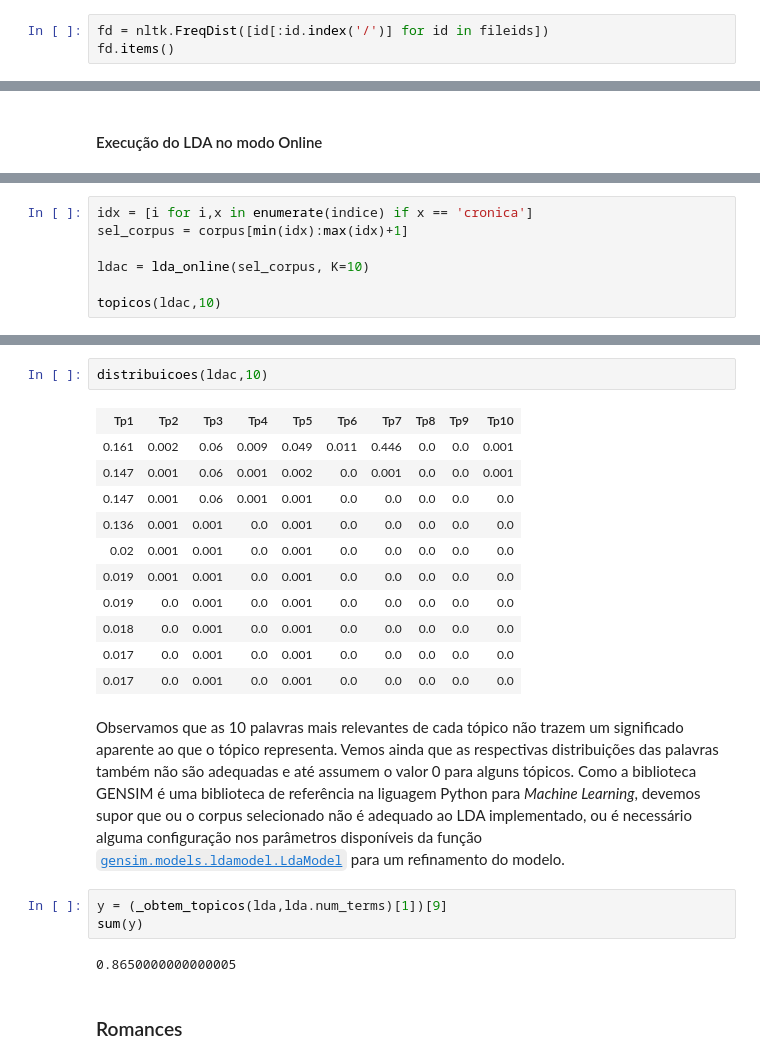
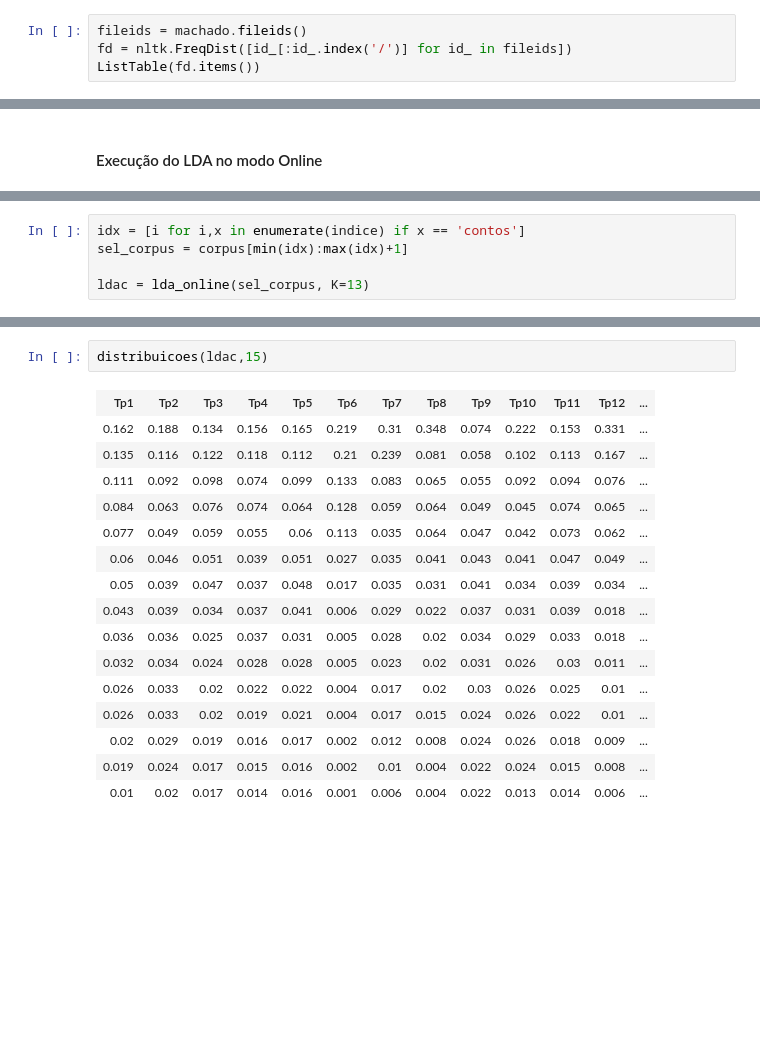
Before and after one commit to sergiosilvar/fgv_modelagem_assuntos, a Jupyter notebook: LDA_Machado.ipynb, the cells around one changed output, grey strips where cells are left out. Cells and saved outputs as stored; diff of their text form; blank space fills up the shorter version.

```diff
--- a/LDA_Machado.ipynb
+++ b/LDA_Machado.ipynb
@@ -58,4 +42,5 @@ miscelanea/mams10.txt: A Estátua de José de Alencar (1906)
 # %%
-fd = nltk.FreqDist([id[:id.index('/')] for id in fileids])
-fd.items()
+fileids = machado.fileids()
+fd = nltk.FreqDist([id_[:id_.index('/')] for id_ in fileids])
+ListTable(fd.items())
 # %% [output]
@@ -373,7 +354,5 @@ Propomos então analisar a coleção de crônicas que foram escritas por Machado
 # %%
-idx = [i for i,x in enumerate(indice) if x == 'cronica']
+idx = [i for i,x in enumerate(indice) if x == 'contos']
 sel_corpus = corpus[min(idx):max(idx)+1]
 
-ldac = lda_online(sel_corpus, K=10)
-
-topicos(ldac,10)
+ldac = lda_online(sel_corpus, K=13)
@@ -392,23 +378,19 @@ topicos(ldac,10)
 # %%
-distribuicoes(ldac,10)
+distribuicoes(ldac,15)
 # %% [output]
-| Tp1 | Tp2 | Tp3 | Tp4 | Tp5 | Tp6 | Tp7 | Tp8 | Tp9 | Tp10 |
-| 0.161 | 0.002 | 0.06 | 0.009 | 0.049 | 0.011 | 0.446 | 0.0 | 0.0 | 0.001 |
-| 0.147 | 0.001 | 0.06 | 0.001 | 0.002 | 0.0 | 0.001 | 0.0 | 0.0 | 0.001 |
-| 0.147 | 0.001 | 0.06 | 0.001 | 0.001 | 0.0 | 0.0 | 0.0 | 0.0 | 0.0 |
-| 0.136 | 0.001 | 0.001 | 0.0 | 0.001 | 0.0 | 0.0 | 0.0 | 0.0 | 0.0 |
-| 0.02 | 0.001 | 0.001 | 0.0 | 0.001 | 0.0 | 0.0 | 0.0 | 0.0 | 0.0 |
-| 0.019 | 0.001 | 0.001 | 0.0 | 0.001 | 0.0 | 0.0 | 0.0 | 0.0 | 0.0 |
-| 0.019 | 0.0 | 0.001 | 0.0 | 0.001 | 0.0 | 0.0 | 0.0 | 0.0 | 0.0 |
-| 0.018 | 0.0 | 0.001 | 0.0 | 0.001 | 0.0 | 0.0 | 0.0 | 0.0 | 0.0 |
-| 0.017 | 0.0 | 0.001 | 0.0 | 0.001 | 0.0 | 0.0 | 0.0 | 0.0 | 0.0 |
-| 0.017 | 0.0 | 0.001 | 0.0 | 0.001 | 0.0 | 0.0 | 0.0 | 0.0 | 0.0 |
+| Tp1 | Tp2 | Tp3 | Tp4 | Tp5 | Tp6 | Tp7 | Tp8 | Tp9 | Tp10 | Tp11 | Tp12 | ... |
+| 0.162 | 0.188 | 0.134 | 0.156 | 0.165 | 0.219 | 0.31 | 0.348 | 0.074 | 0.222 | 0.153 | 0.331 | ... |
+| 0.135 | 0.116 | 0.122 | 0.118 | 0.112 | 0.21 | 0.239 | 0.081 | 0.058 | 0.102 | 0.113 | 0.167 | ... |
+| 0.111 | 0.092 | 0.098 | 0.074 | 0.099 | 0.133 | 0.083 | 0.065 | 0.055 | 0.092 | 0.094 | 0.076 | ... |
+| 0.084 | 0.063 | 0.076 | 0.074 | 0.064 | 0.128 | 0.059 | 0.064 | 0.049 | 0.045 | 0.074 | 0.065 | ... |
+| 0.077 | 0.049 | 0.059 | 0.055 | 0.06 | 0.113 | 0.035 | 0.064 | 0.047 | 0.042 | 0.073 | 0.062 | ... |
+| 0.06 | 0.046 | 0.051 | 0.039 | 0.051 | 0.027 | 0.035 | 0.041 | 0.043 | 0.041 | 0.047 | 0.049 | ... |
+| 0.05 | 0.039 | 0.047 | 0.037 | 0.048 | 0.017 | 0.035 | 0.031 | 0.041 | 0.034 | 0.039 | 0.034 | ... |
+| 0.043 | 0.039 | 0.034 | 0.037 | 0.041 | 0.006 | 0.029 | 0.022 | 0.037 | 0.031 | 0.039 | 0.018 | ... |
+| 0.036 | 0.036 | 0.025 | 0.037 | 0.031 | 0.005 | 0.028 | 0.02 | 0.034 | 0.029 | 0.033 | 0.018 | ... |
+| 0.032 | 0.034 | 0.024 | 0.028 | 0.028 | 0.005 | 0.023 | 0.02 | 0.031 | 0.026 | 0.03 | 0.011 | ... |
+| 0.026 | 0.033 | 0.02 | 0.022 | 0.022 | 0.004 | 0.017 | 0.02 | 0.03 | 0.026 | 0.025 | 0.01 | ... |
+| 0.026 | 0.033 | 0.02 | 0.019 | 0.021 | 0.004 | 0.017 | 0.015 | 0.024 | 0.026 | 0.022 | 0.01 | ... |
+| 0.02 | 0.029 | 0.019 | 0.016 | 0.017 | 0.002 | 0.012 | 0.008 | 0.024 | 0.026 | 0.018 | 0.009 | ... |
+| 0.019 | 0.024 | 0.017 | 0.015 | 0.016 | 0.002 | 0.01 | 0.004 | 0.022 | 0.024 | 0.015 | 0.008 | ... |
+| 0.01 | 0.02 | 0.017 | 0.014 | 0.016 | 0.001 | 0.006 | 0.004 | 0.022 | 0.013 | 0.014 | 0.006 | ... |
-# %% [markdown]
-Observamos que as 10 palavras mais relevantes de cada tópico não trazem um significado aparente ao que o tópico representa. Vemos ainda que as respectivas distribuições das palavras também não são adequadas e até assumem o valor 0 para alguns tópicos. Como a biblioteca GENSIM é uma biblioteca de referência na liguagem Python para *Machine Learning*, devemos supor que ou o corpus selecionado não é adequado ao LDA implementado, ou é necessário alguma configuração nos parâmetros disponíveis da função [`gensim.models.ldamodel.LdaModel`](http://radimrehurek.com/gensim/models/ldamodel.html) para um refinamento do modelo.
-# %%
-y = (_obtem_topicos(lda,lda.num_terms)[1])[9]
-sum(y)
-# %% [output]
-0.8650000000000005
-# %% [markdown]
-### Romances
```
Also changed, not shown: parts of 29 cells of this notebook, 1 other file.
